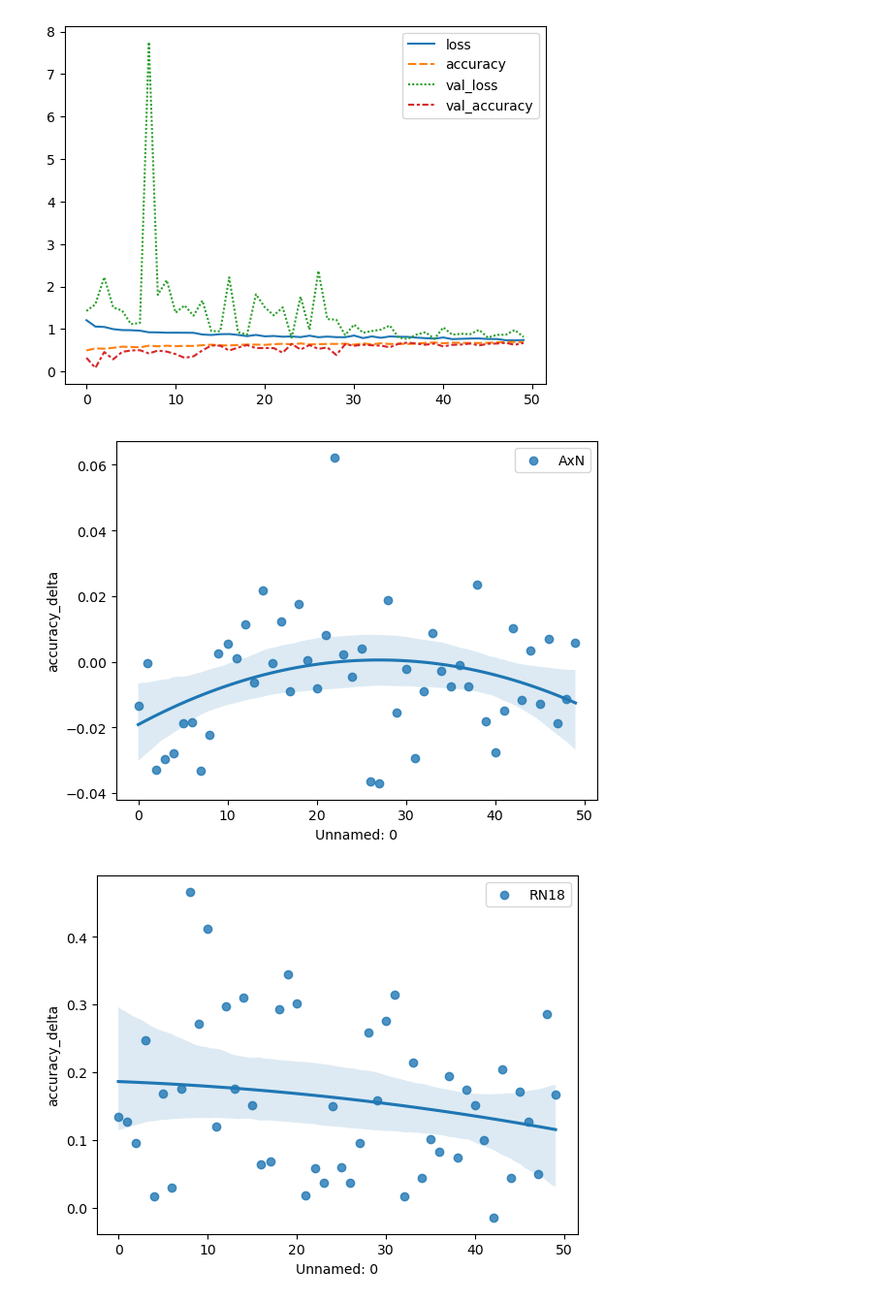
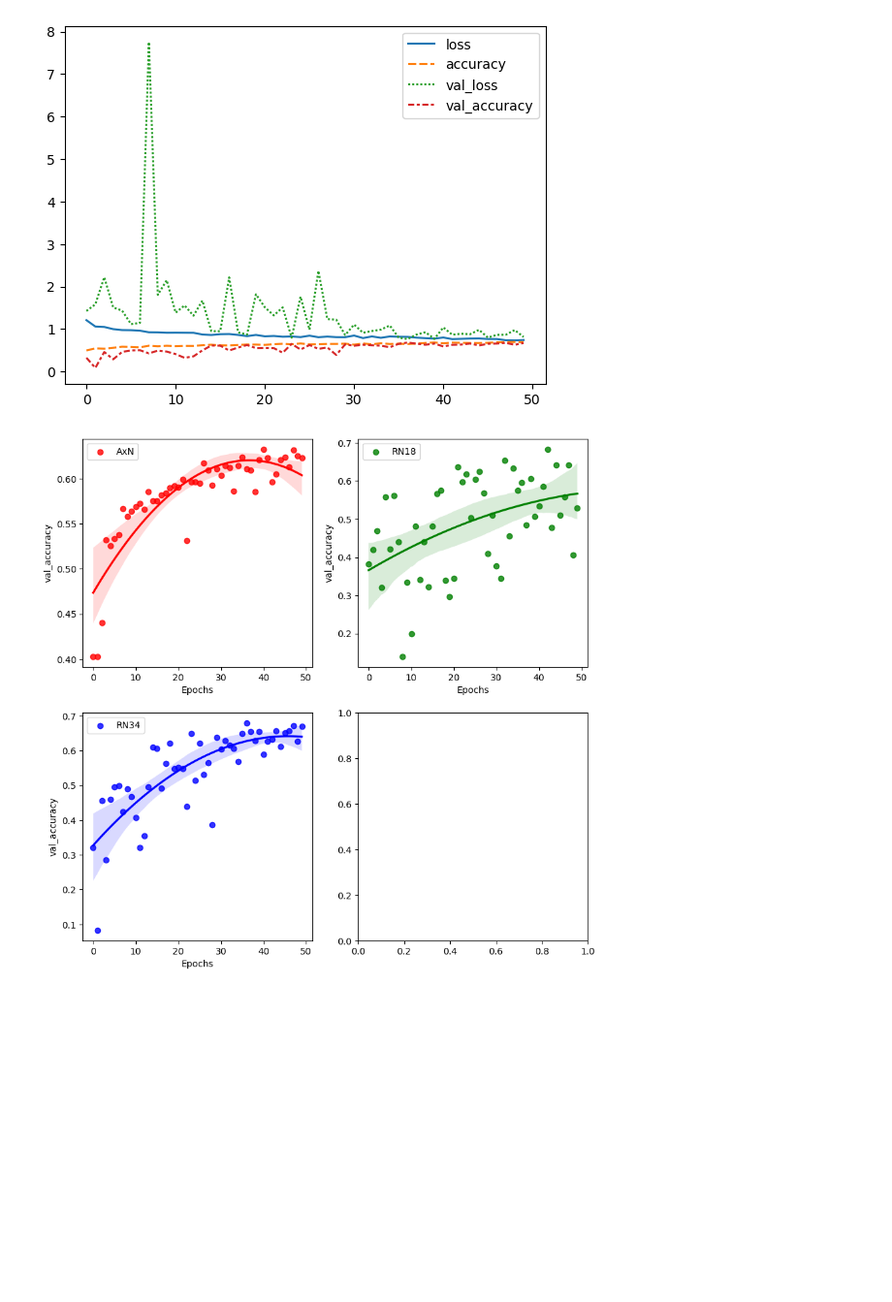
Before and after one commit to Luke-A-C-Roberts/Project, a Jupyter notebook: Software/Final/Visualise.ipynb, the cells around one changed output. Shown at 97% size. Drawn from its saved outputs; the diff is of its cells as text; code cells hidden in the pictures; blank space fills up the shorter version.

```diff
--- a/Software/Final/Visualise.ipynb
+++ b/Software/Final/Visualise.ipynb
@@ -34,27 +34,28 @@ sns.lineplot(resnet34_history.drop(columns=["Unnamed: 0"]))
 # %%
 from scipy.interpolate import interp1d
 from numpy import linspace
 import matplotlib.pyplot as plt
 
-
+f, axes = plt.subplots(nrows = 2, ncols = 2, figsize=(10,10))
 
 histories = {
-    "AxN": alexnet_history,
-    "RN18": resnet18_history,
-    "RN34": resnet34_history
+    "AxN": (alexnet_history.rename(columns={"Unnamed: 0": "Epochs"}), 'r', axes[0][0]),
+    "RN18": (resnet18_history.rename(columns={"Unnamed: 0": "Epochs"}), 'g', axes[0][1]),
+    "RN34": (resnet34_history.rename(columns={"Unnamed: 0": "Epochs"}), 'b', axes[1][0])
 }
 
-for name, history in histories.items():
+for name, (history, color, ax) in histories.items():
     history["accuracy_delta"] = history["accuracy"] - history["val_accuracy"]
     sns.regplot(
         data=history,
-        x="Unnamed: 0",
-        y="accuracy_delta",
+        x="Epochs",
+        y="val_accuracy",
         order=2,
-        label=name
+        label=name,
+        color=color,
+        ax=ax
     )
-    plt.legend()
-    plt.show()
+    ax.legend()
+plt.show()
 # %% [output]
-[figure, old version]
+[figure, new version]
-[figure, removed]
```
Also changed, not shown: parts of 1 cell of this notebook, 16 other files.
